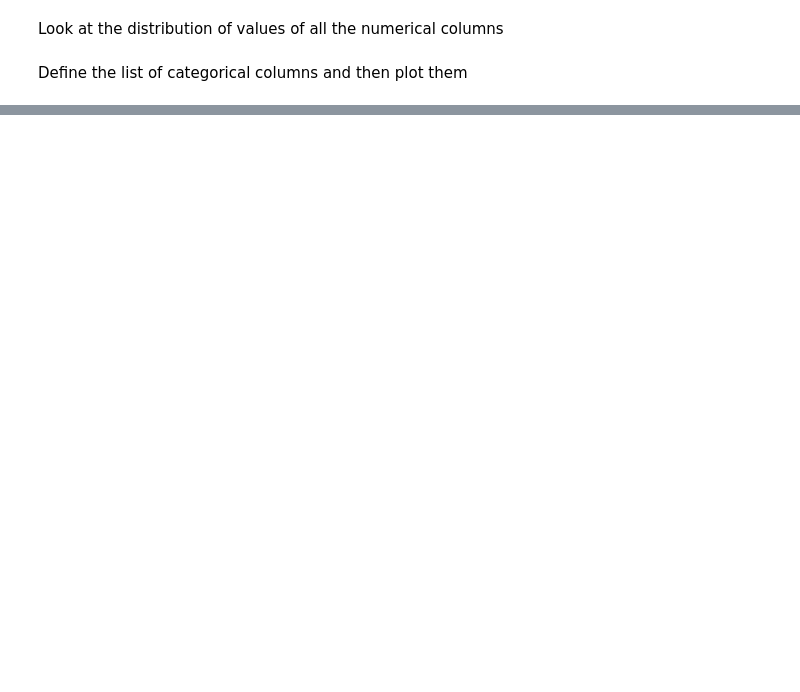
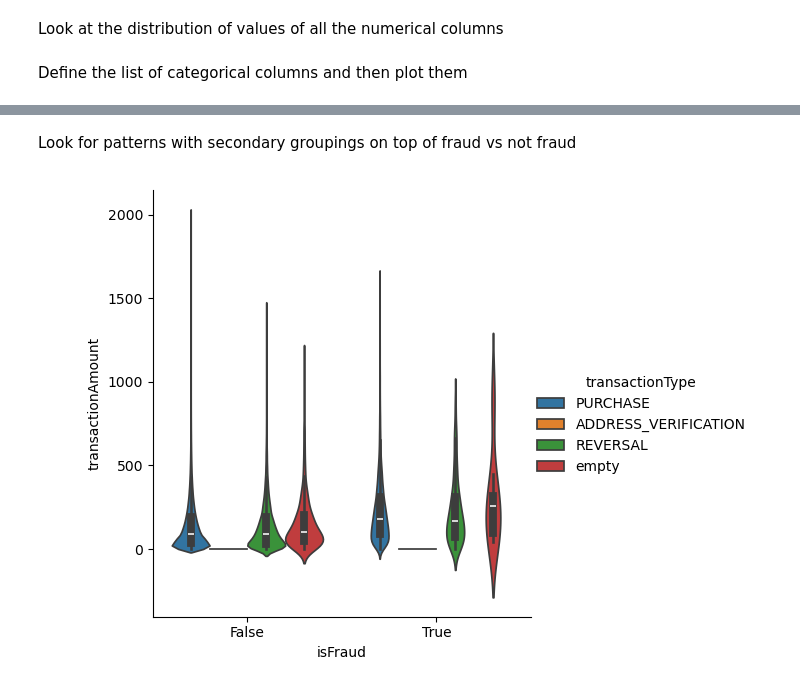
Before and after one commit to MangledPotat0/fraud_detection_practice, a Jupyter notebook: serverfiles/main.ipynb, the cells around one changed output, grey strips where cells are left out. Saved outputs shown, nothing was run; the diff lists cells and outputs as text; code cells hidden in the pictures; blank space fills up the shorter version.

```diff
--- a/serverfiles/main.ipynb
+++ b/serverfiles/main.ipynb
@@ -31,0 +76,7 @@ for col in categorical_cols:
+# %% [markdown]
+Look for patterns with secondary groupings on top of fraud vs not fraud
+# %%
+catplot(df.select("isFraud", "transactionAmount", "transactionType"), "isFraud", "transactionAmount", kind="violin", hue="transactionType")
+Image(filename="figures/transactionAmount_violinplot_by_isFraud_with_transactionType.png")
+# %% [output]
+[figure, added]
```
Also changed, not shown: parts of 17 cells of this notebook, 1 other file.
